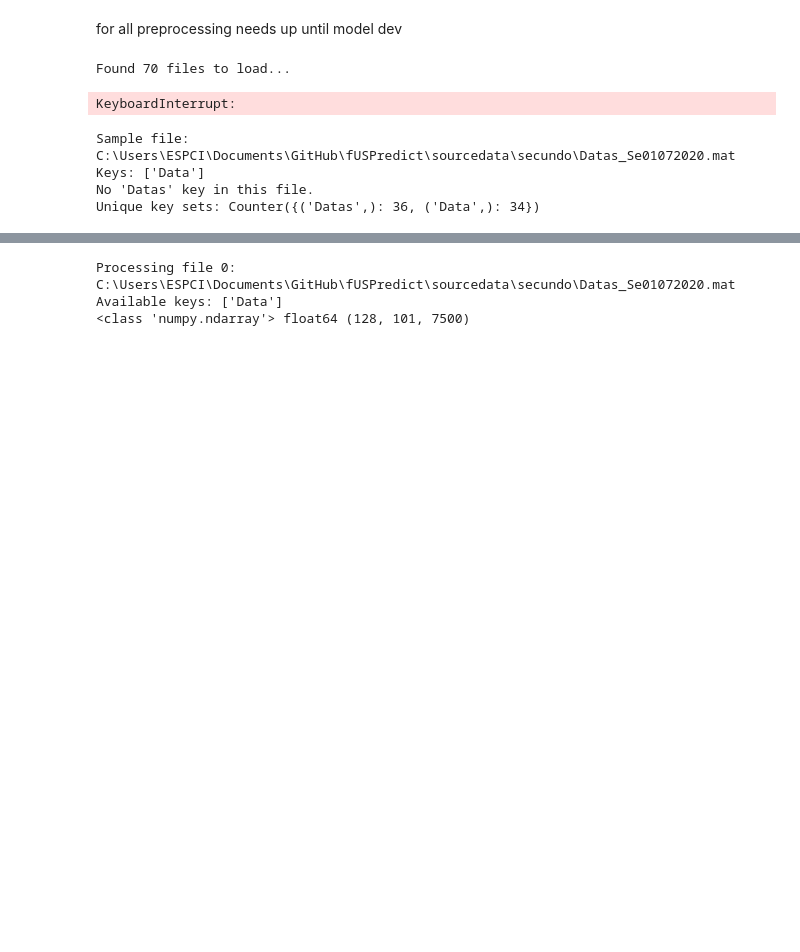
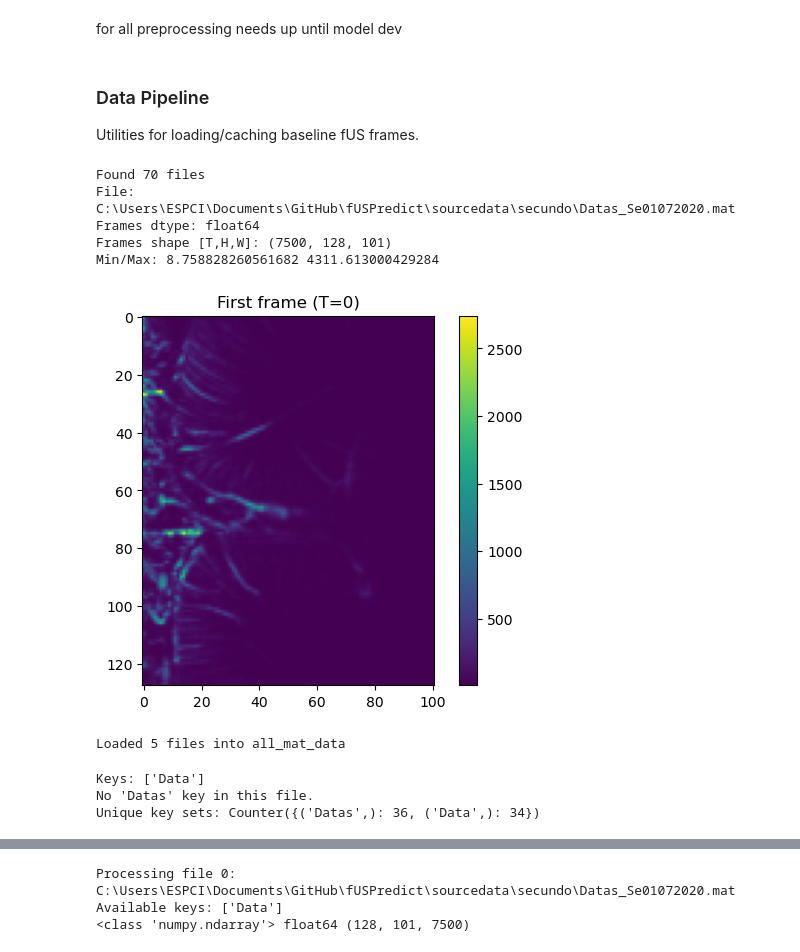
Before and after one commit to brynnhs/fUSPredict, a Jupyter notebook: code/1_preprocessing/1_preprocessing.ipynb, the cells around one changed output, grey strips where cells are left out. Drawn from its saved outputs; the diff is of its cells as text; code cells hidden in the pictures; blank space fills up the shorter version.

```diff
--- a/code/1_preprocessing/1_preprocessing.ipynb
+++ b/code/1_preprocessing/1_preprocessing.ipynb
@@ -35,3 +35,6 @@ SPLIT_MODE = 'acq' # Split mode acquistition-wise: 'acq' or middle split per acq
 HIGH_PASS = 'nohp' # hp for application of highpass filter, nohp (or anything else) for no high pass application
 TOP = 99 # top percentile clip (100 for no top clip)
 BOTTOM = 1 # bottom percentile clip (0 for no bottom clip)
+# %% [markdown]
+### Data Pipeline
+Utilities for loading/caching baseline fUS frames.
@@ -38,35 +116,45 @@ BOTTOM = 1 # bottom percentile clip (0 for no bottom clip)
+# %%
+# Single-file preview
+mat_files = discover_mat_files(data_directory)
+print(f"Found {len(mat_files)} files")
+sample_path = mat_files[0]
+_ = inspect_file(sample_path, cache_dir, force_reload=False)
+# %% [output]
+Found 70 files
+File: C:\Users\ESPCI\Documents\GitHub\fUSPredict\sourcedata\secundo\Datas_Se01072020.mat
+Frames dtype: float64
+Frames shape [T,H,W]: (7500, 128, 101)
+Min/Max: 8.758828260561682 4311.613000429284
+[figure, added]
+# %%
+# Warm cache for first N files only
+N = 5
+all_mat_data = {}
+for mat_path in mat_files[:N]:
+    all_mat_data[mat_path] = load_mat_file(mat_path, cache_dir, force_reload=False)
+print(f"Loaded {len(all_mat_data)} files into all_mat_data")
+# %% [output]
+Loaded 5 files into all_mat_data
 # %%
-
-
-# cache_path = os.path.join(data_directory, "cached_datasets.pkl")
-
-# Find all matching .mat files
-mat_files = glob.glob(os.path.join(data_directory, "*.mat"))
-if not mat_files:
-    raise ValueError("No files starting with .mat found in the directory!")
-
+# Discover files (cached loading)
+# mat_files = discover_mat_files(data_directory)
+mat_files = all_mat_data
 print(f"Found {len(mat_files)} files to load...")
 
-# Load all into memory
-all_mat_data = {}
-for mat_path in mat_files:
-    base_name = os.path.splitext(os.path.basename(mat_path))[0]
-    print(f"Loading {base_name}")
-    all_mat_data[mat_path] = scipy.io.loadmat(mat_path)
-
-print("✅ All .mat files loaded into memory.")
+# Example: warm cache for first file (optional)
+# _ = load_mat_file(mat_files[0], cache_dir, force_reload=False)
-# %% [output]
-Found 70 files to load...
-KeyboardInterrupt:
 # %%
-# Quick exploration helpers
+mat_files = discover_mat_files(data_directory)
 sample_path = mat_files[0]
-sample = all_mat_data[sample_path]
 
-print("Sample file:", sample_path)
-print("Keys:", [k for k in sample.keys() if not k.startswith('__')])
+sample_mat = scipy.io.loadmat(sample_path)
+print("Keys:", [k for k in sample_mat.keys() if not k.startswith('__')])
 
-# Show shapes/dtypes for non-meta keys
+frames = load_mat_file(sample_path, cache_dir, force_reload=False)
+
+sample_path = mat_files[0]
+sample = scipy.io.loadmat(sample_path)
+
 summary = {}
 for k, v in sample.items():
     if k.startswith('__'):
@@ -87,12 +175,14 @@ if 'Datas' in sample:
 else:
     print("No 'Datas' key in this file.")
 
-# Compare keys across files (helps spot Label_pauses vs Datas)
+# Compare keys across files (raw .mat headers)
 from collections import Counter
-key_sets = [tuple(sorted(k for k in d.keys() if not k.startswith('__'))) for d in all_mat_data.values()]
+key_sets = []
+for p in mat_files:
+    d = scipy.io.loadmat(p)
+    key_sets.append(tuple(sorted(k for k in d.keys() if not k.startswith("__"))))
 print("Unique key sets:", Counter(key_sets))
 # %% [output]
-Sample file: C:\Users\ESPCI\Documents\GitHub\fUSPredict\sourcedata\secundo\Datas_Se01072020.mat
 Keys: ['Data']
 No 'Datas' key in this file.
 Unique key sets: Counter({('Datas',): 36, ('Data',): 34})
```
Also changed, not shown: parts of 9 cells of this notebook, 2 other files.
